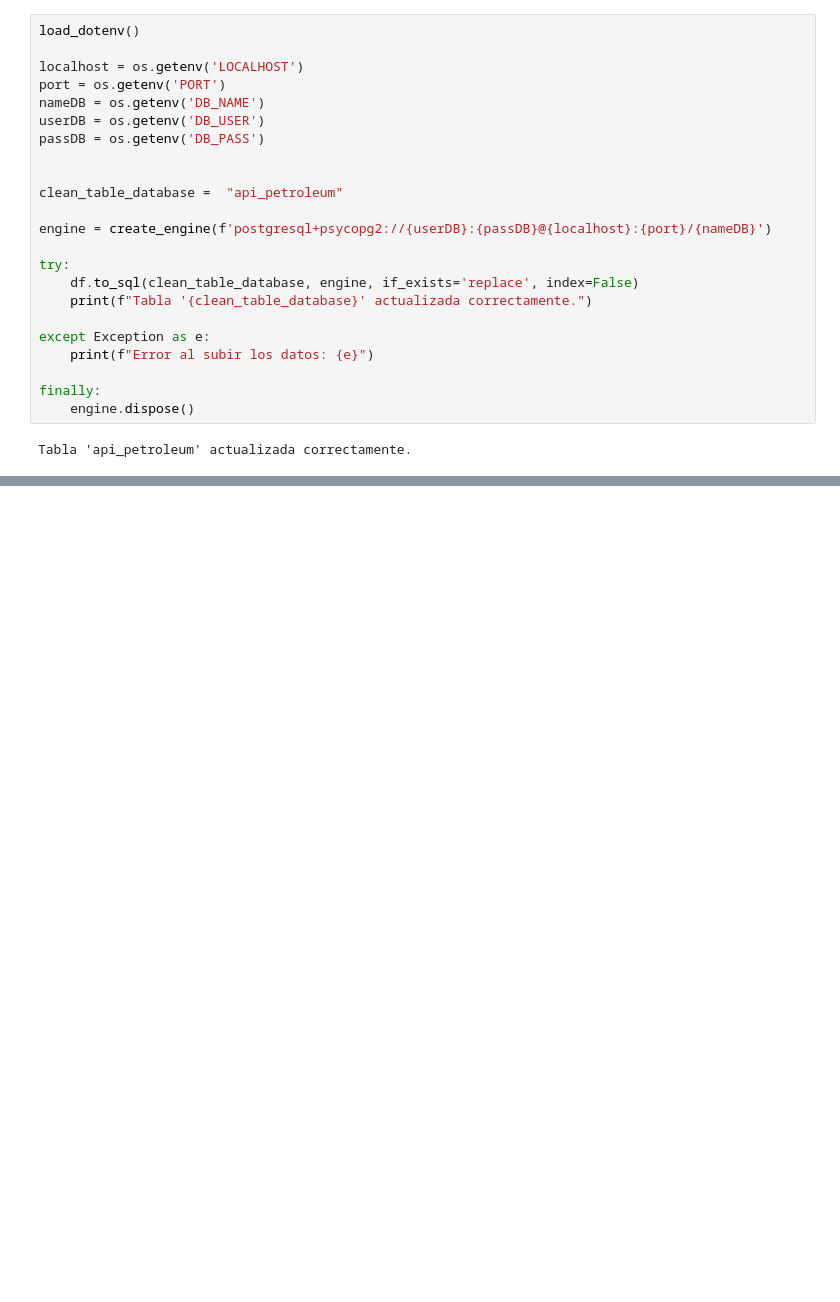
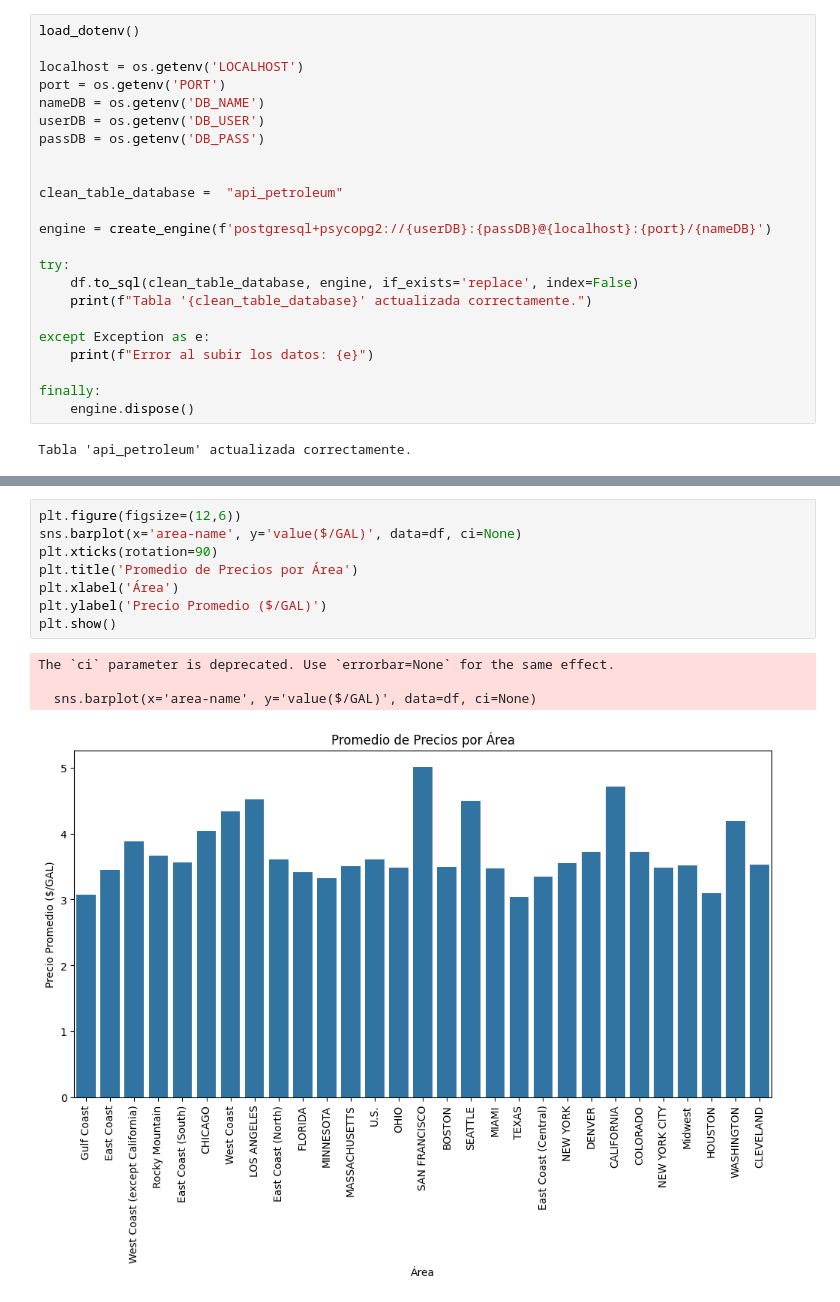
Before and after one commit to 2004santiago/Proyect-Cars-ETL, a Jupyter notebook: API/EDA_API.ipynb, the cells around one changed output, grey strips where cells are left out. Cells and saved outputs as stored; diff of their text form; blank space fills up the shorter version.

```diff
--- a/API/EDA_API.ipynb
+++ b/API/EDA_API.ipynb
@@ -513,0 +527,13 @@ Tabla 'api_petroleum' actualizada correctamente.
+# %%
+plt.figure(figsize=(12,6))
+sns.barplot(x='area-name', y='value($/GAL)', data=df, ci=None)
+plt.xticks(rotation=90)
+plt.title('Promedio de Precios por Área')
+plt.xlabel('Área')
+plt.ylabel('Precio Promedio ($/GAL)')
+plt.show()
+# %% [output]
+The `ci` parameter is deprecated. Use `errorbar=None` for the same effect.
+
+  sns.barplot(x='area-name', y='value($/GAL)', data=df, ci=None)
+[figure, added]
```
Also changed, not shown: parts of 2 cells of this notebook, 2 other files.
